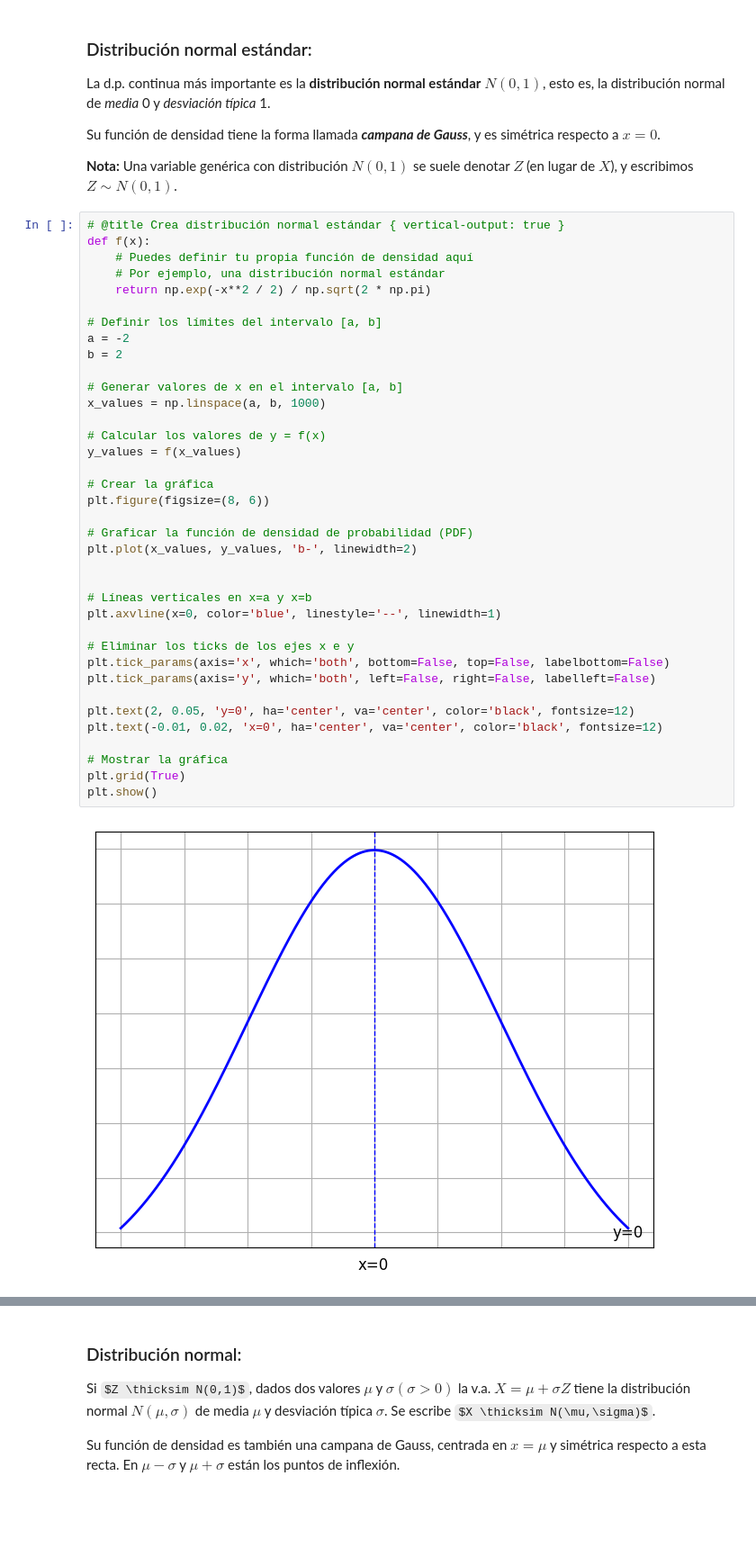
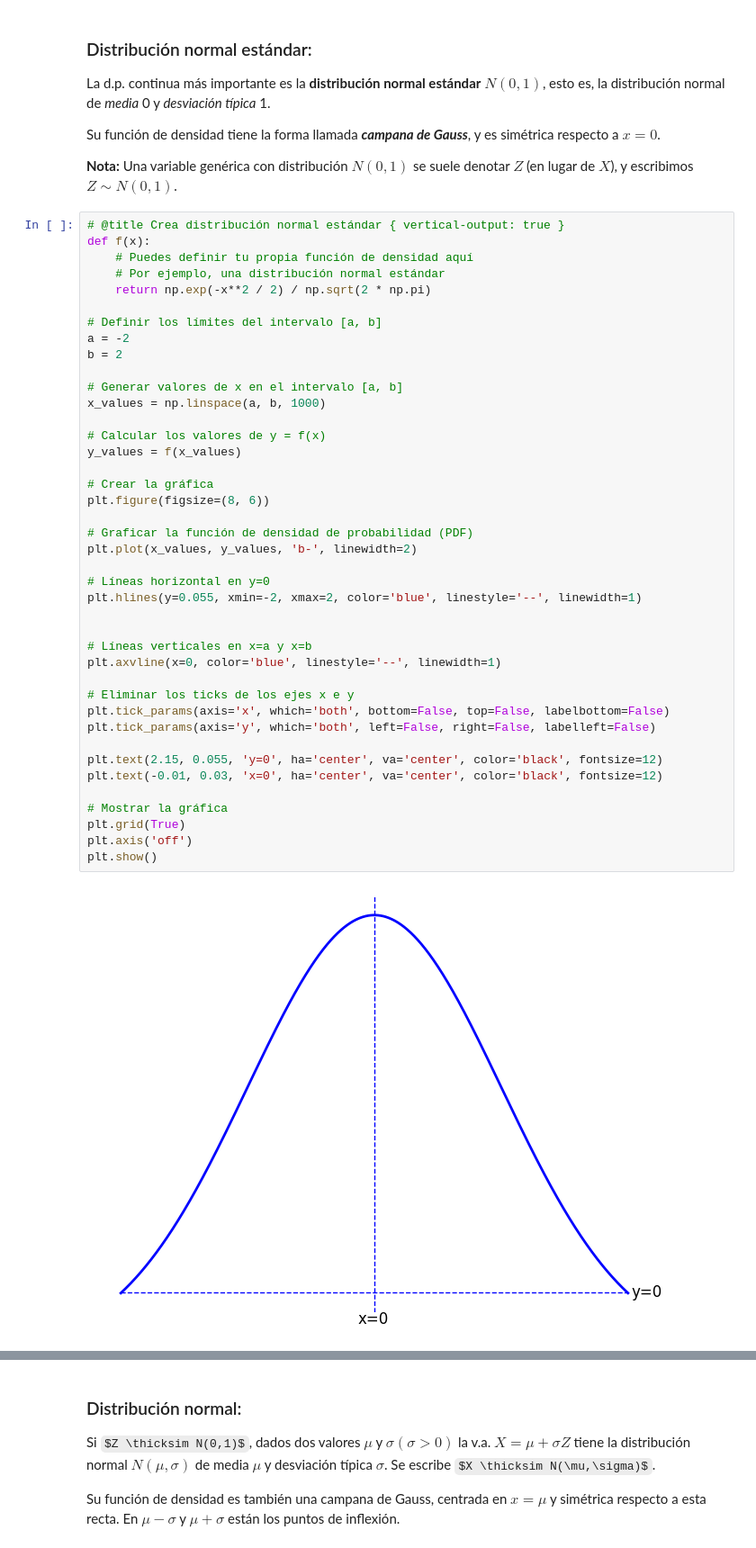
Before and after one commit to ednavivianasegura/Curso_PLN, a Jupyter notebook: PLN_EDNA.ipynb, the cells around one changed output, grey strips where cells are left out. Shown at 90% size. Saved outputs shown, nothing was run; the diff lists cells and outputs as text; some formulas as TeX source; blank space fills up the shorter version.

```diff
--- a/PLN_EDNA.ipynb
+++ b/PLN_EDNA.ipynb
@@ -2150,36 +2156,40 @@ def f(x):
 
 # Definir los límites del intervalo [a, b]
 a = -2
 b = 2
 
 # Generar valores de x en el intervalo [a, b]
 x_values = np.linspace(a, b, 1000)
 
 # Calcular los valores de y = f(x)
 y_values = f(x_values)
 
 # Crear la gráfica
 plt.figure(figsize=(8, 6))
 
 # Graficar la función de densidad de probabilidad (PDF)
 plt.plot(x_values, y_values, 'b-', linewidth=2)
 
+# Líneas horizontal en y=0
+plt.hlines(y=0.055, xmin=-2, xmax=2, color='blue', linestyle='--', linewidth=1)
+
 
 # Líneas verticales en x=a y x=b
 plt.axvline(x=0, color='blue', linestyle='--', linewidth=1)
 
 # Eliminar los ticks de los ejes x e y
 plt.tick_params(axis='x', which='both', bottom=False, top=False, labelbottom=False)
 plt.tick_params(axis='y', which='both', left=False, right=False, labelleft=False)
 
-plt.text(2, 0.05, 'y=0', ha='center', va='center', color='black', fontsize=12)
-plt.text(-0.01, 0.02, 'x=0', ha='center', va='center', color='black', fontsize=12)
+plt.text(2.15, 0.055, 'y=0', ha='center', va='center', color='black', fontsize=12)
+plt.text(-0.01, 0.03, 'x=0', ha='center', va='center', color='black', fontsize=12)
 
 # Mostrar la gráfica
 plt.grid(True)
+plt.axis('off')
 plt.show()
 # %% [output]
-[figure, old version]
+[figure, new version]
 # %% [markdown]
 <!-- ### Variables aleatorias continua:
 
```
Also changed, not shown: parts of 13 cells of this notebook.
